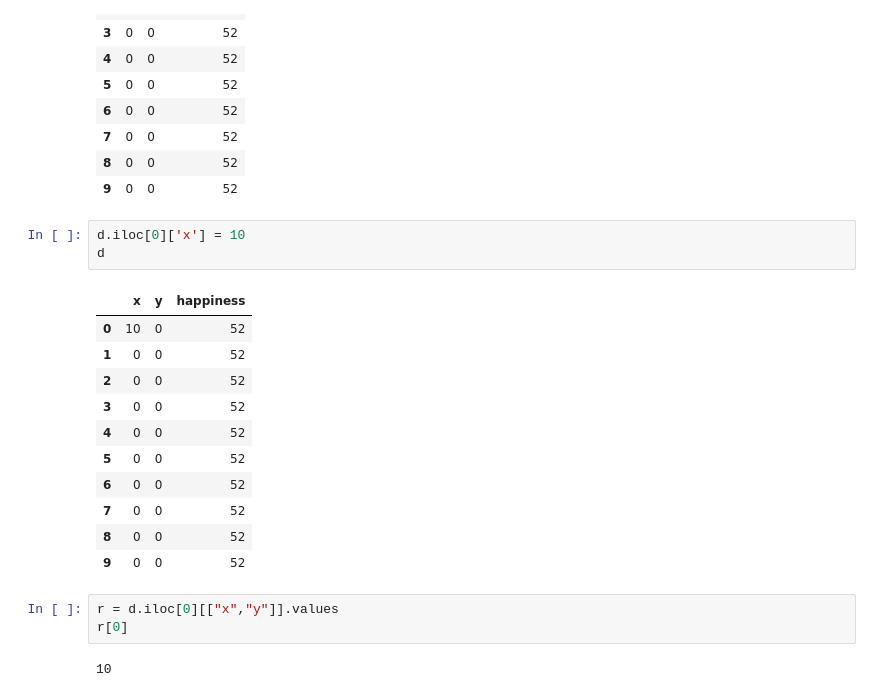
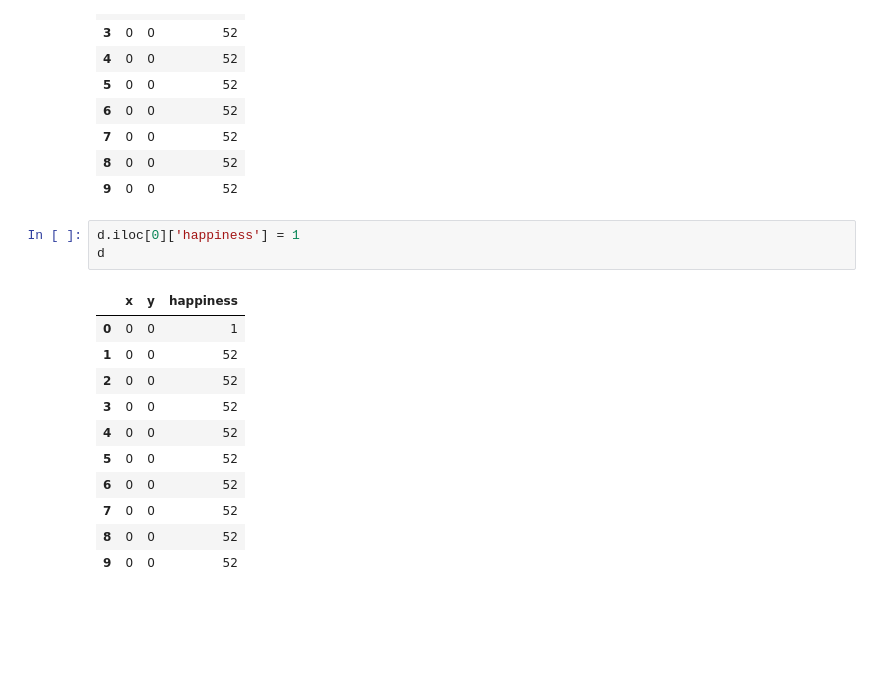
Before and after one commit to matteo-Donofrio-unipi/GEOSPA, a Jupyter notebook: schelling_model2.ipynb, the cells around one changed output. Saved outputs shown, nothing was run; the diff lists cells and outputs as text; blank space fills up the shorter version.

```diff
--- a/schelling_model2.ipynb
+++ b/schelling_model2.ipynb
@@ -415,11 +434,11 @@ d
 | 8 | 0 | 0 | 52 |
 | 9 | 0 | 0 | 52 |
 # %%
-d.iloc[0]['x'] = 10
+d.iloc[0]['happiness'] = 1
 d
 # %% [output]
 |  | x | y | happiness |
-| 0 | 10 | 0 | 52 |
+| 0 | 0 | 0 | 1 |
 | 1 | 0 | 0 | 52 |
 | 2 | 0 | 0 | 52 |
 | 3 | 0 | 0 | 52 |
@@ -429,8 +448,3 @@ d
 | 7 | 0 | 0 | 52 |
 | 8 | 0 | 0 | 52 |
 | 9 | 0 | 0 | 52 |
-# %%
-r = d.iloc[0][["x","y"]].values
-r[0]
-# %% [output]
-10
```
Also changed, not shown: parts of 6 cells of this notebook, 1 other file.
